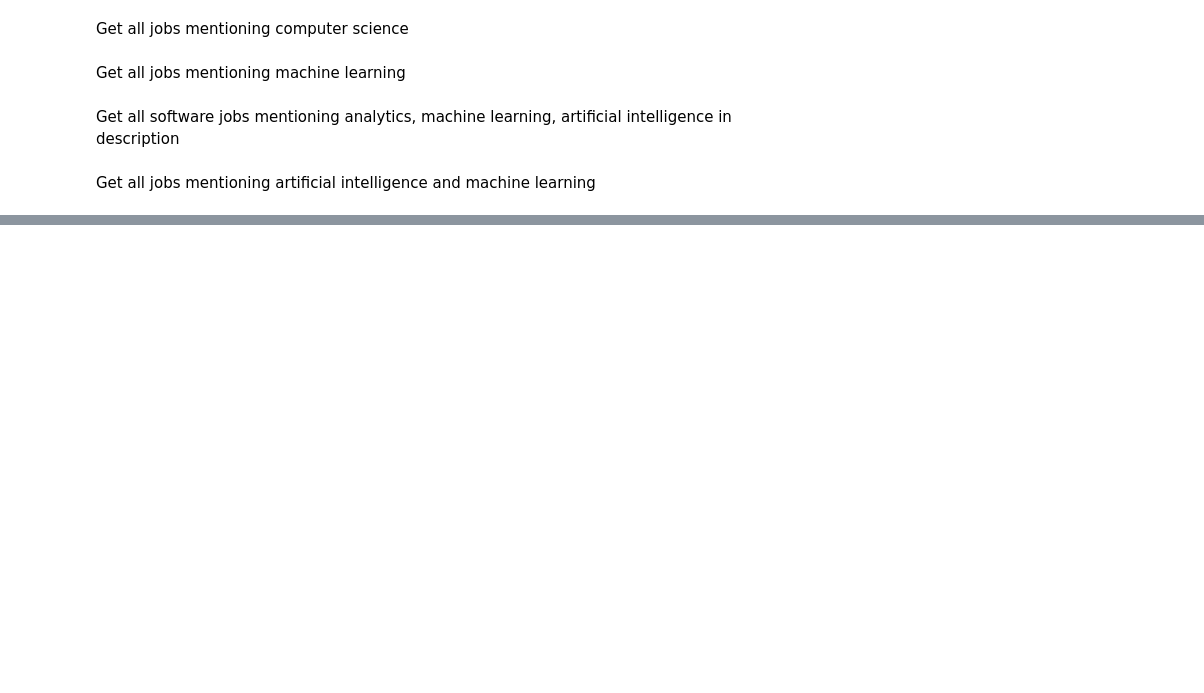
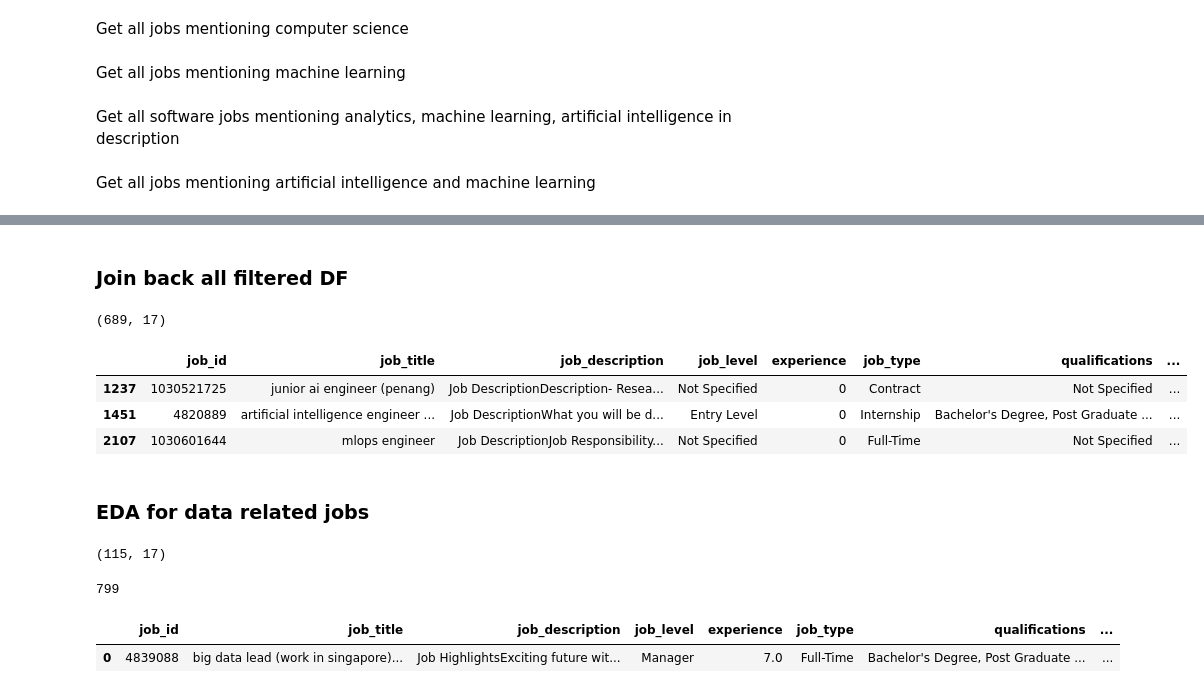
Before and after one commit to roosern-dev/Malaysia_data_jobs_analysis, a Jupyter notebook: data/cleaning.ipynb, the cells around one changed output, grey strips where cells are left out. Drawn from its saved outputs; the diff is of its cells as text; code cells hidden in the pictures; blank space fills up the shorter version.

```diff
--- a/data/cleaning.ipynb
+++ b/data/cleaning.ipynb
@@ -328,0 +302,23 @@ df_data_careers[df_data_careers['job_description'].str.contains('big data')].ilo
+# %%
+df_intelligence = df_misc_no_ai[df_misc_no_ai['job_title'].str.contains('ml ops|mlops|analytics|smart|application scientist|chief|analytics|business intelligence|architect|analytics|intelligent|automation',regex=True)]
+# %%
+df_filtered_data.append(df_intelligence)
+# %% [markdown]
+### Join back all filtered DF
+# %%
+df_all_data_jobs_cleaned = None
+start = True
+
+for df in df_filtered_data:
+    if(start):
+        df_all_data_jobs_cleaned = df.copy()
+        start = False
+
+    else:
+        df_all_data_jobs_cleaned = pd.concat([df_all_data_jobs_cleaned, df])
+
+df_all_data_jobs_cleaned.shape
+# %% [output]
+(689, 17)
+# %%
+df_dropped = df_data_careers.drop(df_all_data_jobs_cleaned.index)
@@ -328,0 +329,7 @@ df_data_careers[df_data_careers['job_description'].str.contains('big data')].ilo
+# %%
+stragglers = df_dropped[df_dropped['job_title'].str.contains(r'artificial intelligence|\ba\W*i\b|mlops|data engineering|data engineer')]
+# %% [output]
+|  | job_id | job_title | job_description | job_level | experience | job_type | qualifications | ... |
+| 1237 | 1030521725 | junior ai engineer (penang) | Job DescriptionDescription- Resea... | Not Specified | 0 | Contract | Not Specified | ... |
+| 1451 | 4820889 | artificial intelligence engineer ... | Job DescriptionWhat you will be d... | Entry Level | 0 | Internship | Bachelor's Degree, Post Graduate ... | ... |
+| 2107 | 1030601644 | mlops engineer | Job DescriptionJob Responsibility... | Not Specified | 0 | Full-Time | Not Specified | ... |
@@ -328,0 +340,2 @@ df_data_careers[df_data_careers['job_description'].str.contains('big data')].ilo
+# %% [markdown]
+### EDA for data related jobs
@@ -328,0 +344,13 @@ df_data_careers[df_data_careers['job_description'].str.contains('big data')].ilo
+# %%
+df_data_jobs[~df_data_jobs['start_salary_range'].isna()].shape
+# %% [output]
+(115, 17)
+# %%
+df_data_jobs['job_id'].nunique()
+# %% [output]
+799
+# %%
+df_data_jobs.head(1)
+# %% [output]
+|  | job_id | job_title | job_description | job_level | experience | job_type | qualifications | ... |
+| 0 | 4839088 | big data lead (work in singapore)... | Job HighlightsExciting future wit... | Manager | 7.0 | Full-Time | Bachelor's Degree, Post Graduate ... | ... |
```
Also changed, not shown: parts of 22 cells of this notebook.
